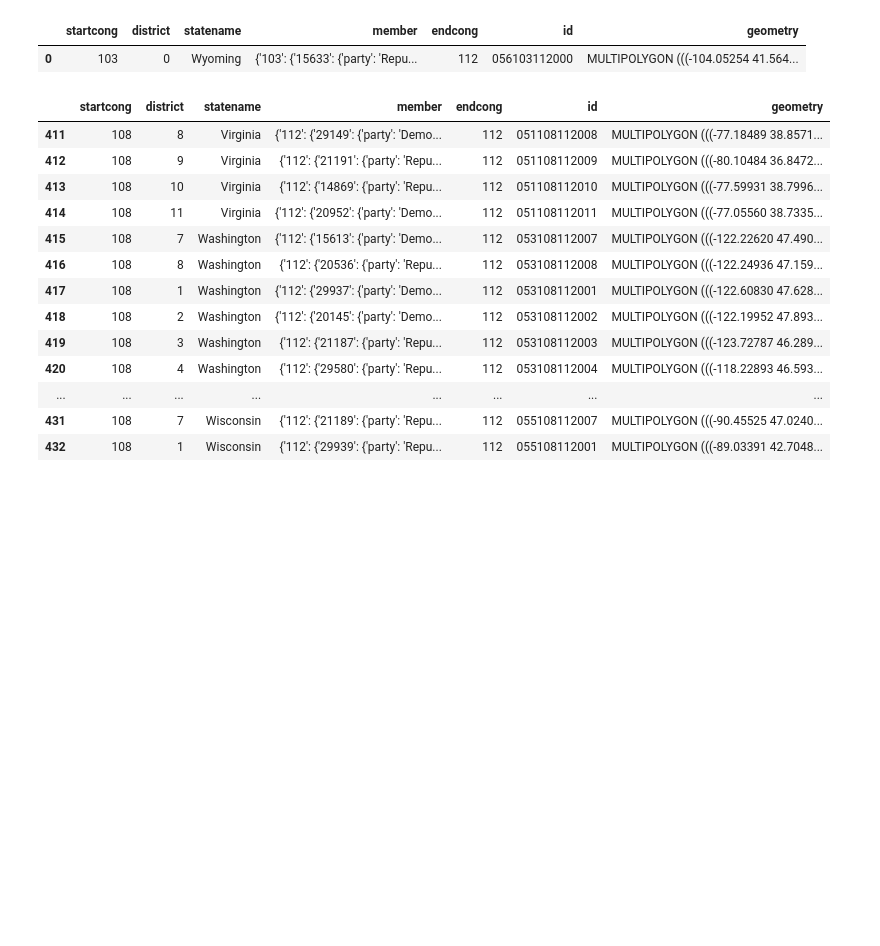
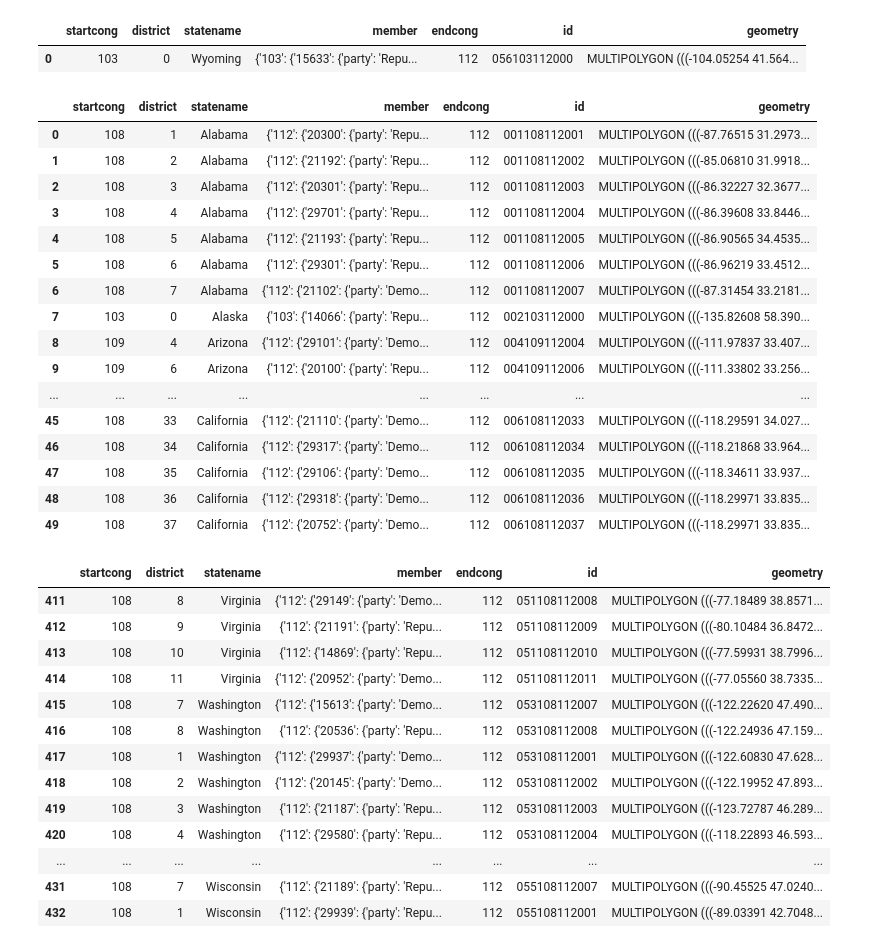
Before and after one commit to tthoang/Reading-Between-the-Gerrymandered-Lines, a Jupyter notebook: notebooks/demographics_eda.ipynb, the cells around one changed output. Cells and saved outputs as stored; diff of their text form; code cells hidden in the pictures; blank space fills up the shorter version.

```diff
--- a/notebooks/demographics_eda.ipynb
+++ b/notebooks/demographics_eda.ipynb
@@ -1352,3 +1553,23 @@ df
+# %%
+districts_map.head(50)
+# %% [output]
+|  | startcong | district | statename | member | endcong | id | geometry |
+| 0 | 108 | 1 | Alabama | {'112': {'20300': {'party': 'Repu... | 112 | 001108112001 | MULTIPOLYGON (((-87.76515 31.2973... |
+| 1 | 108 | 2 | Alabama | {'112': {'21192': {'party': 'Repu... | 112 | 001108112002 | MULTIPOLYGON (((-85.06810 31.9918... |
+| 2 | 108 | 3 | Alabama | {'112': {'20301': {'party': 'Repu... | 112 | 001108112003 | MULTIPOLYGON (((-86.32227 32.3677... |
+| 3 | 108 | 4 | Alabama | {'112': {'29701': {'party': 'Repu... | 112 | 001108112004 | MULTIPOLYGON (((-86.39608 33.8446... |
+| 4 | 108 | 5 | Alabama | {'112': {'21193': {'party': 'Repu... | 112 | 001108112005 | MULTIPOLYGON (((-86.90565 34.4535... |
+| 5 | 108 | 6 | Alabama | {'112': {'29301': {'party': 'Repu... | 112 | 001108112006 | MULTIPOLYGON (((-86.96219 33.4512... |
+| 6 | 108 | 7 | Alabama | {'112': {'21102': {'party': 'Demo... | 112 | 001108112007 | MULTIPOLYGON (((-87.31454 33.2181... |
+| 7 | 103 | 0 | Alaska | {'103': {'14066': {'party': 'Repu... | 112 | 002103112000 | MULTIPOLYGON (((-135.82608 58.390... |
+| 8 | 109 | 4 | Arizona | {'112': {'29101': {'party': 'Demo... | 112 | 004109112004 | MULTIPOLYGON (((-111.97837 33.407... |
+| 9 | 109 | 6 | Arizona | {'112': {'20100': {'party': 'Repu... | 112 | 004109112006 | MULTIPOLYGON (((-111.33802 33.256... |
+| ... | ... | ... | ... | ... | ... | ... | ... |
+| 45 | 108 | 33 | California | {'112': {'21110': {'party': 'Demo... | 112 | 006108112033 | MULTIPOLYGON (((-118.29591 34.027... |
+| 46 | 108 | 34 | California | {'112': {'29317': {'party': 'Demo... | 112 | 006108112034 | MULTIPOLYGON (((-118.21868 33.964... |
+| 47 | 108 | 35 | California | {'112': {'29106': {'party': 'Demo... | 112 | 006108112035 | MULTIPOLYGON (((-118.34611 33.937... |
+| 48 | 108 | 36 | California | {'112': {'29318': {'party': 'Demo... | 112 | 006108112036 | MULTIPOLYGON (((-118.29971 33.835... |
+| 49 | 108 | 37 | California | {'112': {'20752': {'party': 'Demo... | 112 | 006108112037 | MULTIPOLYGON (((-118.29971 33.835... |
 # %%
 districts_map.tail(25)
 # %% [output]
```
Also changed, not shown: parts of 30 cells of this notebook.
